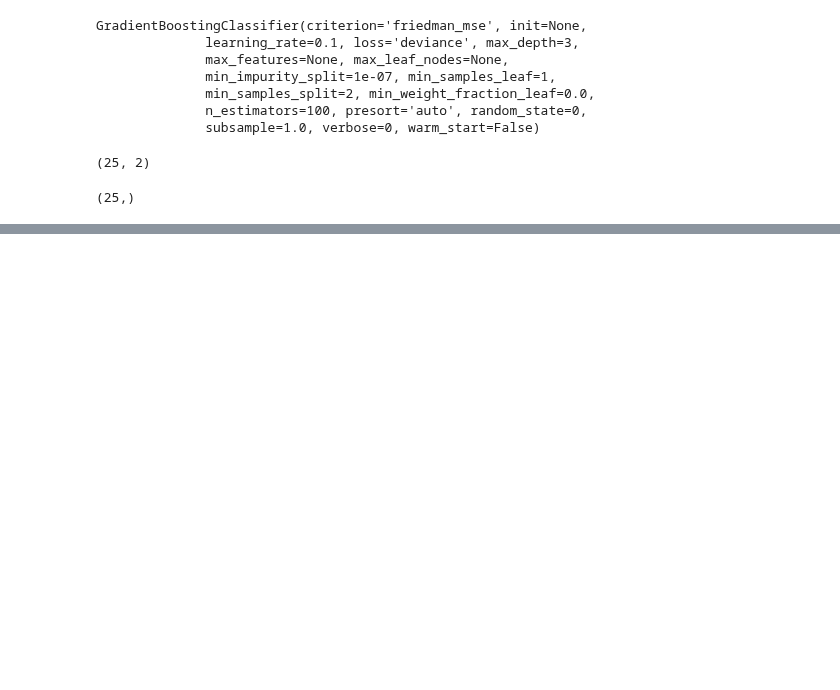
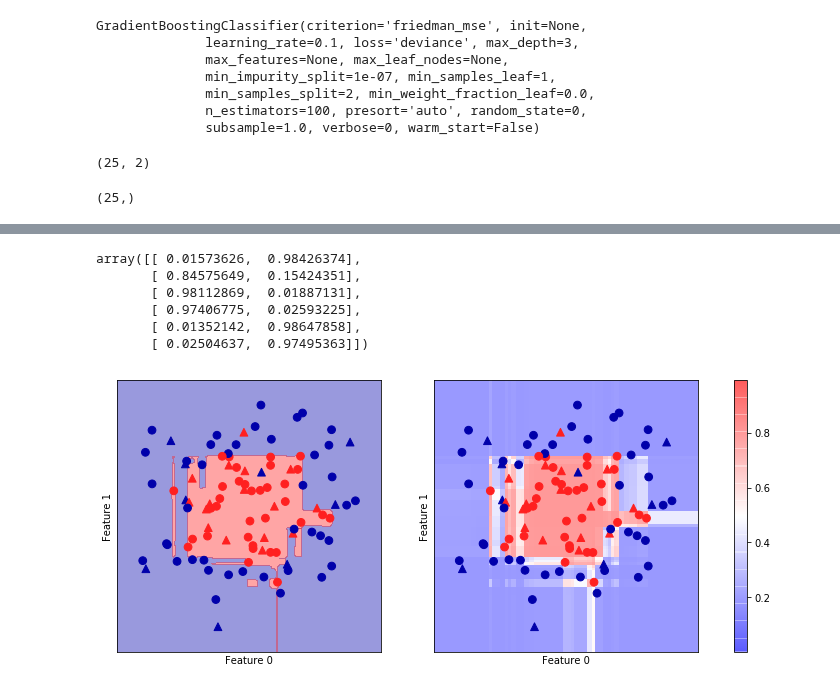
Before and after one commit to rodsveiga/ML_with_Python-Study_notes, a Jupyter notebook: Supervised_Learning.ipynb, the cells around one changed output, grey strips where cells are left out. Drawn from its saved outputs; the diff is of its cells as text; code cells hidden in the pictures; blank space fills up the shorter version.

```diff
--- a/Supervised_Learning.ipynb
+++ b/Supervised_Learning.ipynb
@@ -2202,0 +2303,43 @@ gbrt.decision_function(X_test).shape
+# %%
+# The first entry in each row in the estimated probability of the first class, while the
+# second entry is the estimated probability of the second class.
+
+gbrt.predict_proba(X_test)[:6]
+
+# Note in this example, for this six samples, the classifier is relatively certain for most
+# points. The uncertainty in the prediction reflects uncertainty in the data and depends on
+# the model and the parameters.
+# %% [output]
+array([[ 0.01573626,  0.98426374],
+       [ 0.84575649,  0.15424351],
+       [ 0.98112869,  0.01887131],
+       [ 0.97406775,  0.02593225],
+       [ 0.01352142,  0.98647858],
+       [ 0.02504637,  0.97495363]])
+# %%
+# Naturally, a model which is more over-fit tends to make more certain predictions, even if they
+# might be wrong. On the other hand, less complex model usually in more uncertainty in predictions.
+
+# A model is called calibrated if the reported uncertainty actually matches how correct it is -
+# in a calibrated model, a prediction made with 70% certainty would be correct 70% of the time.
+
+# Below we show again the decision boundary on the data set, next to the class probabilities.
+
+fig, axes = plt.subplots(1, 2, figsize = (13, 5))
+
+mglearn.tools.plot_2d_separator(gbrt, X, ax=axes[0], alpha=.4, fill=True, cm=mglearn.cm2)
+scores_image = mglearn.tools.plot_2d_scores(gbrt, X, ax=axes[1],
+                                            alpha=.4, cm='bwr', function='predict_proba')
+
+for ax in axes:
+    a = ax.scatter(X_test[:, 0], X_test[:, 1], c=y_test, cmap=mglearn.cm2, s=60, marker='^')
+    ax.scatter(X_train[:, 0], X_train[:, 1], c=y_train, cmap=mglearn.cm2, s=60, marker='o')
+    ax.set_xlabel("Feature 0")
+    ax.set_ylabel("Feature 1")
+plt.colorbar(scores_image, ax=axes.tolist())
+plt.show()
+
+# The boundaries in this plot are much more well defined and the small areas of uncertainty are
+# clearly visible.
+# %% [output]
+[figure, added]
```
Also changed, not shown: parts of 19 cells of this notebook.
